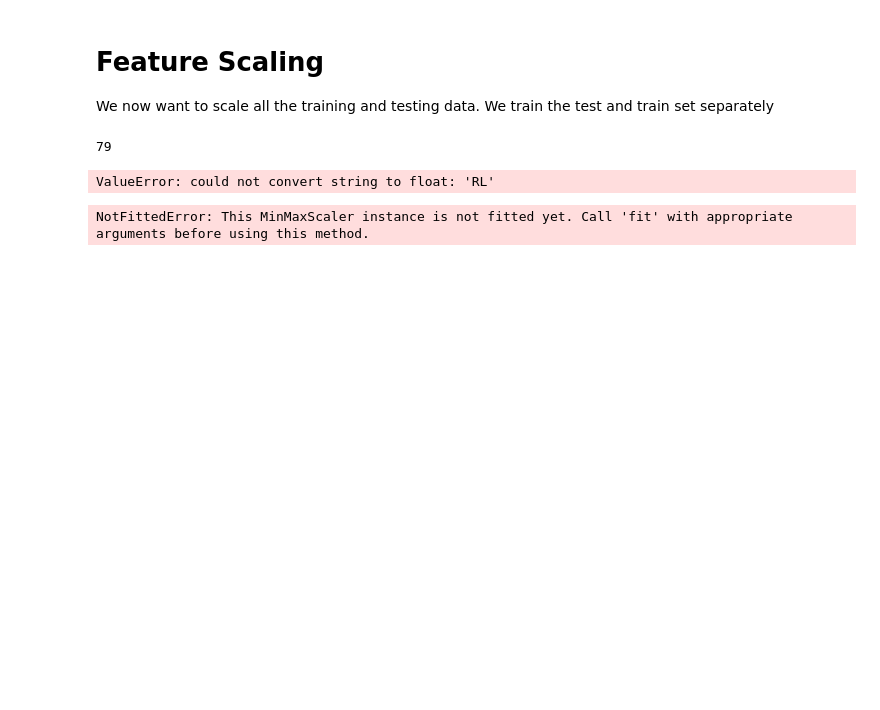
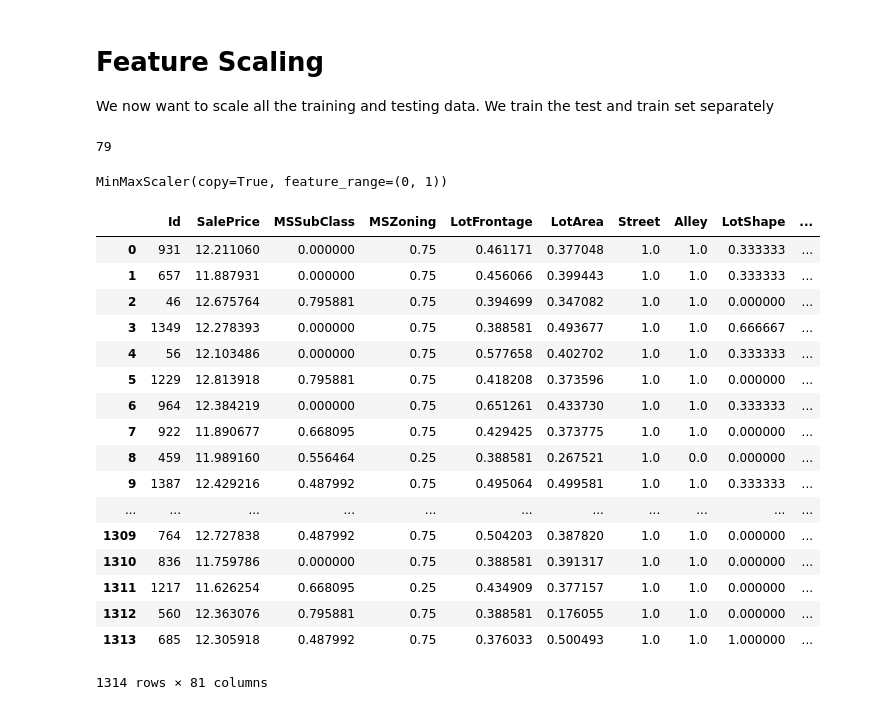
Before and after one commit to atifs/Machine-Learning-Infrastructure, a Jupyter notebook: Feature Engineering.ipynb, the cells around one changed output. Saved outputs shown, nothing was run; the diff lists cells and outputs as text; code cells hidden in the pictures; blank space fills up the shorter version.

```diff
--- a/Feature Engineering.ipynb
+++ b/Feature Engineering.ipynb
@@ -200,7 +200,7 @@ def replace_categories(train, test, var, target):
     train[var] = train[var].map(ordinal_label)
     test[var] = test[var].map(ordinal_label)
 # %%
-for var in cat_vars:
+for var in cat_var:
     replace_categories(x_train, x_test, var, 'SalePrice')
 # %%
 x_train.head()
@@ -225,11 +225,30 @@ len(train_vars)
 scaler = MinMaxScaler()
 scaler.fit(x_train[train_vars])
 # %% [output]
-ValueError: could not convert string to float: 'RL'
+MinMaxScaler(copy=True, feature_range=(0, 1))
 # %%
 
 #Fit the data on the training variables and concatenate with the ID and Sale Price
 X_train = pd.concat([x_train[['Id', 'SalePrice']].reset_index(drop=True), pd.DataFrame(scaler.transform(x_train[train_vars]), columns=train_vars)],axis=1)
 X_test = pd.concat([x_test[['Id', 'SalePrice']].reset_index(drop=True), pd.DataFrame(scaler.transform(x_test[train_vars]), columns=train_vars)],axis=1)
-# %% [output]
-NotFittedError: This MinMaxScaler instance is not fitted yet. Call 'fit' with appropriate arguments before using this method.
+# %%
+X_train
+# %% [output]
+|  | Id | SalePrice | MSSubClass | MSZoning | LotFrontage | LotArea | Street | Alley | LotShape | ... |
+| 0 | 931 | 12.211060 | 0.000000 | 0.75 | 0.461171 | 0.377048 | 1.0 | 1.0 | 0.333333 | ... |
+| 1 | 657 | 11.887931 | 0.000000 | 0.75 | 0.456066 | 0.399443 | 1.0 | 1.0 | 0.333333 | ... |
+| 2 | 46 | 12.675764 | 0.795881 | 0.75 | 0.394699 | 0.347082 | 1.0 | 1.0 | 0.000000 | ... |
+| 3 | 1349 | 12.278393 | 0.000000 | 0.75 | 0.388581 | 0.493677 | 1.0 | 1.0 | 0.666667 | ... |
+| 4 | 56 | 12.103486 | 0.000000 | 0.75 | 0.577658 | 0.402702 | 1.0 | 1.0 | 0.333333 | ... |
+| 5 | 1229 | 12.813918 | 0.795881 | 0.75 | 0.418208 | 0.373596 | 1.0 | 1.0 | 0.000000 | ... |
+| 6 | 964 | 12.384219 | 0.000000 | 0.75 | 0.651261 | 0.433730 | 1.0 | 1.0 | 0.333333 | ... |
+| 7 | 922 | 11.890677 | 0.668095 | 0.75 | 0.429425 | 0.373775 | 1.0 | 1.0 | 0.000000 | ... |
+| 8 | 459 | 11.989160 | 0.556464 | 0.25 | 0.388581 | 0.267521 | 1.0 | 0.0 | 0.000000 | ... |
+| 9 | 1387 | 12.429216 | 0.487992 | 0.75 | 0.495064 | 0.499581 | 1.0 | 1.0 | 0.333333 | ... |
+| ... | ... | ... | ... | ... | ... | ... | ... | ... | ... | ... |
+| 1309 | 764 | 12.727838 | 0.487992 | 0.75 | 0.504203 | 0.387820 | 1.0 | 1.0 | 0.000000 | ... |
+| 1310 | 836 | 11.759786 | 0.000000 | 0.75 | 0.388581 | 0.391317 | 1.0 | 1.0 | 0.000000 | ... |
+| 1311 | 1217 | 11.626254 | 0.668095 | 0.25 | 0.434909 | 0.377157 | 1.0 | 1.0 | 0.000000 | ... |
+| 1312 | 560 | 12.363076 | 0.795881 | 0.75 | 0.388581 | 0.176055 | 1.0 | 1.0 | 0.000000 | ... |
+| 1313 | 685 | 12.305918 | 0.487992 | 0.75 | 0.376033 | 0.500493 | 1.0 | 1.0 | 1.000000 | ... |
+1314 rows × 81 columns
```
Also changed, not shown: parts of 2 cells of this notebook, 2 other files.
